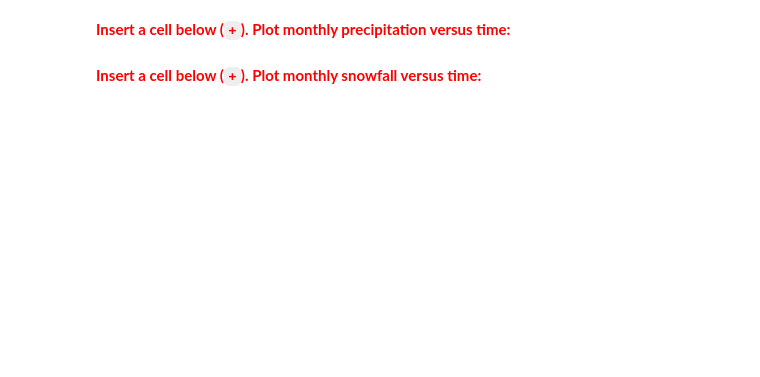
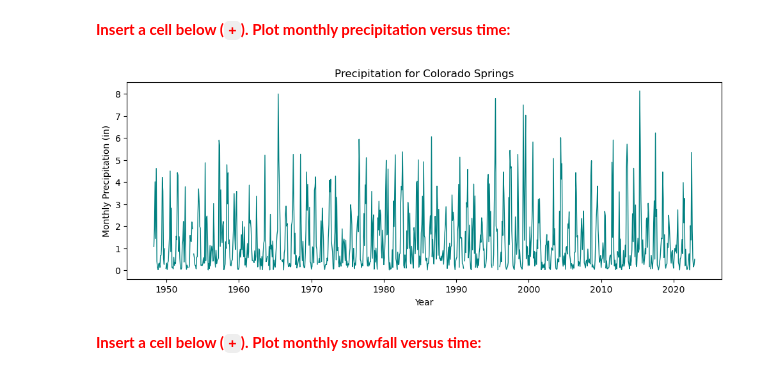
Before and after one commit to lawmana/EV333_AtmosphericScience, a Jupyter notebook: Lab0/EV333_Lab0_WeatherDataAnalysis.ipynb, the cells around one changed output. Cells and saved outputs as stored; diff of their text form; code cells hidden in the pictures; blank space fills up the shorter version.

```diff
--- a/Lab0/EV333_Lab0_WeatherDataAnalysis.ipynb
+++ b/Lab0/EV333_Lab0_WeatherDataAnalysis.ipynb
@@ -184,4 +226,18 @@ Save your figures as:
 # %% [markdown]
 **<span style='color:Red'> Insert a cell below (`+`). Plot monthly precipitation versus time: </span>**
+# %%
+# plot precipitation versus time, change the line color, and set linewidth=1
+plt.figure(figsize=[12,4])
+plt.plot(year_month, df['precipitation'], 'teal', linewidth=1)
+
+# add a title and axes labels (with units)
+plt.title('Precipitation for Colorado Springs')
+plt.xlabel('Year')
+plt.ylabel('Monthly Precipitation (in)')
+
+# save the figure
+plt.savefig('Lab0_CO_Springs_MonthlyPrecip', bbox_inches='tight')
+# %% [output]
+[figure, added]
 # %% [markdown]
 **<span style='color:Red'> Insert a cell below (`+`). Plot monthly snowfall versus time: </span>**
```
Also changed, not shown: parts of 10 cells of this notebook.
